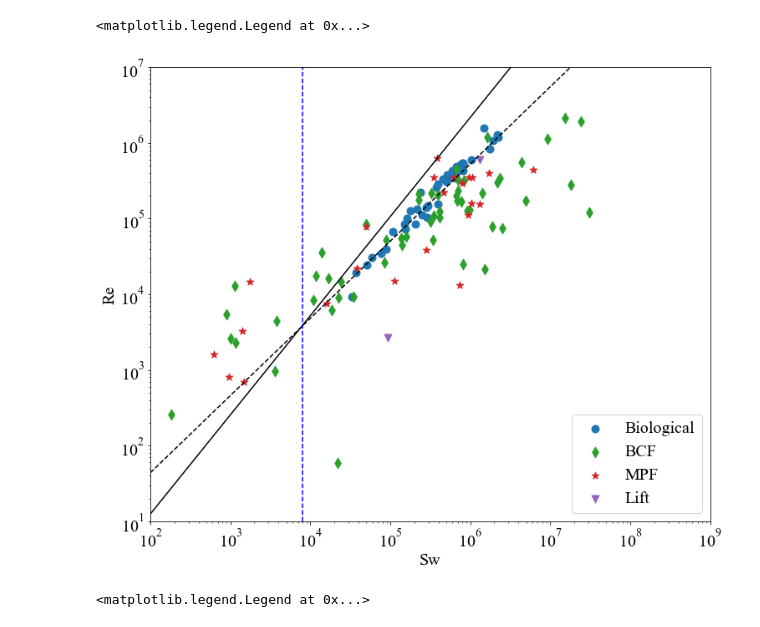
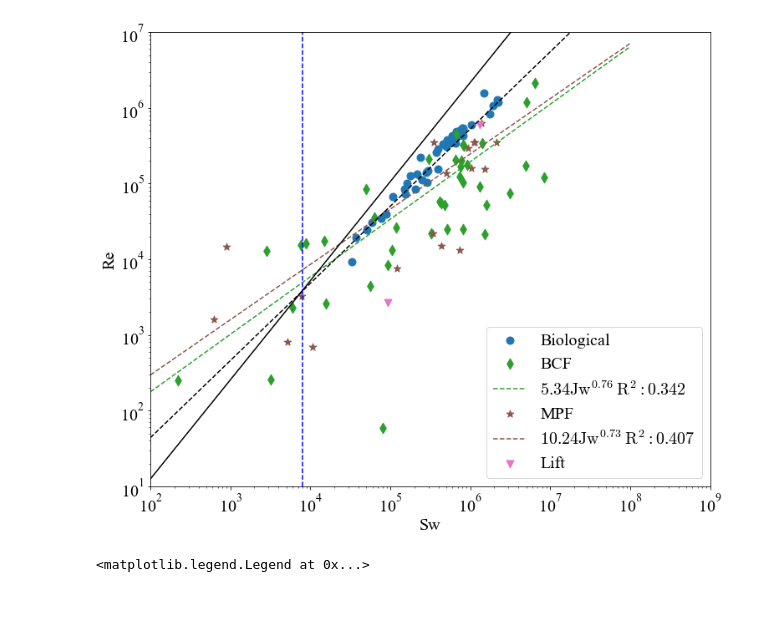
Before and after one commit to michaelcoe/Cost-of-Transport-Estimation, a Jupyter notebook: Sw_Re_plots.ipynb, the cells around one changed output. Drawn from its saved outputs; the diff is of its cells as text; code cells hidden in the pictures.

```diff
--- a/Sw_Re_plots.ipynb
+++ b/Sw_Re_plots.ipynb
@@ -65,44 +65,53 @@ lift.sort_values('Sw', inplace=True)
 # plot Reynolds number and SW
 fig1, ax1 = plt.subplots(figsize=(12,10), facecolor='w')
 
+dx = np.linspace(1e2, 1e8)
+
 bcf_high = bcf[bcf['Sw'] >= 1e4]
 bcf_low = bcf[bcf['Sw'] < 1e4]
+
+mpf_high = mpf[mpf['Sw'] >= 1e4]
+mpf_low = mpf[mpf['Sw'] < 1e4]
 
 model = PowerLawModel(prefix='p_')
 pars = model.guess(bcf_high['Re'].values, x=bcf_high['Sw'].values)
 pars['p_amplitude'].set(value=0.4, min=0.0001, max=500.0)
 pars['p_exponent'].set(value=1.02, min=0.0001, max=1.5)
 
 bcf_sw_fit = model.fit(bcf_high['Re'].values, pars, x=bcf_high['Sw'])
+mpf_sw_fit = model.fit(mpf_high['Re'].values, pars, x=mpf_high['Sw'])
 
 ax1.scatter(bio['Sw'].values, bio['Re'].values, marker='o', color='C0', label='Biological')
 ax1.scatter(bcf['Sw'].values, bcf['Re'].values, marker='d', color='C2', label='BCF')
-# ax1.plot(bcf_high['Sw'].values, bcf_sw_fit.params['p_amplitude'].value*bcf_high['Sw'].values**bcf_sw_fit.params['p_exponent'].value, '--', label='$\mathrm{' + str(np.round(bcf_sw_fit.params['p_amplitude'].value, 2)) +
-#         'Jw^{' + str(np.round(bcf_sw_fit.params['p_exponent'].value, 2)) + '}\;R^2: ' + str(np.round(1 - bcf_sw_fit.redchi / np.var(bcf_high['Re'].values, ddof=2), 3)) + '}$')
+ax1.plot(dx, bcf_sw_fit.params['p_amplitude'].value*dx**bcf_sw_fit.params['p_exponent'].value, 'C2--', label='$\mathrm{' + str(np.round(bcf_sw_fit.params['p_amplitude'].value, 2)) +
+         'Jw^{' + str(np.round(bcf_sw_fit.params['p_exponent'].value, 2)) + '}\;R^2: ' + str(np.round(1 - bcf_sw_fit.redchi / np.var(bcf_high['Re'].values, ddof=2), 3)) + '}$')
 
-ax1.scatter(mpf['Sw'], mpf['Re'], marker='*', color='C3', label='MPF')
+ax1.scatter(mpf['Sw'], mpf['Re'], marker='*', color='C5', label='MPF')
+ax1.plot(dx, mpf_sw_fit.params['p_amplitude'].value*dx**mpf_sw_fit.params['p_exponent'].value, 'C5--', label='$\mathrm{' + str(np.round(mpf_sw_fit.params['p_amplitude'].value, 2)) +
+         'Jw^{' + str(np.round(mpf_sw_fit.params['p_exponent'].value, 2)) + '}\;R^2: ' + str(np.round(1 - mpf_sw_fit.redchi / np.var(mpf_high['Re'].values, ddof=2), 3)) + '}$')
 
-ax1.scatter(lift['Sw'], lift['Re'], marker='v', color='C4', label='Lift')
 
-dx = np.linspace(1e2, 1e8)
+ax1.scatter(lift['Sw'], lift['Re'], marker='v', color='C6', label='Lift')
+
+
 Re_low = 0.03*dx**1.31
 Re_high = 0.4*dx**1.02
 
 ax1.plot(dx, Re_low, 'k-')
 ax1.plot(dx, Re_high, 'k--')
 ax1.plot([8e3, 8e3], [1e1, 1e9], 'b--')
 
 ax1.set_xlabel('Sw')
 ax1.set_ylabel('Re')
 ax1.set_yscale('log')
 ax1.set_xscale('log')
+#ax1.grid(which='both', linestyle='--')
 ax1.set_ylim([1e1, 1e7])
 ax1.set_xlim([1e2, 1e9])
 ax1.legend(loc=4)
-#fig1.savefig('robot_sw.pdf', facecolor='w', dpi=300, bbox_inches='tight')
+fig1.savefig('robot_sw.pdf', facecolor='w', dpi=300, bbox_inches='tight')
 # %% [output]
-<matplotlib.legend.Legend at 0x...>
-[figure, old version]
+[figure, new version]
 # %%
 data_path = Path(dataBase_path, gazzola_file)
 gazzola_simDF = pd.read_excel(data_path, sheet_name='Simulation Data')
```
Also changed, not shown: parts of 2 cells of this notebook, 5 other files.
